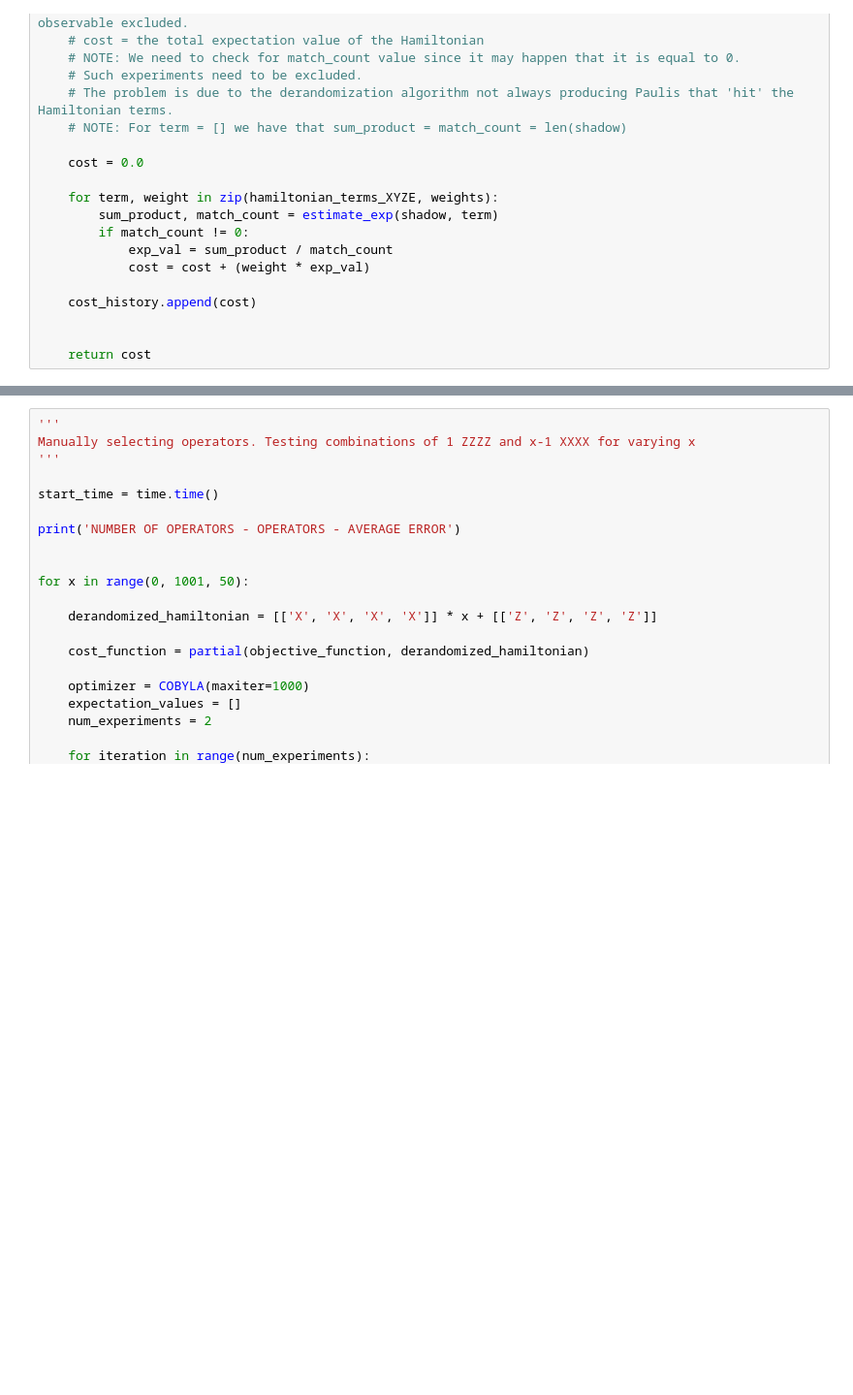
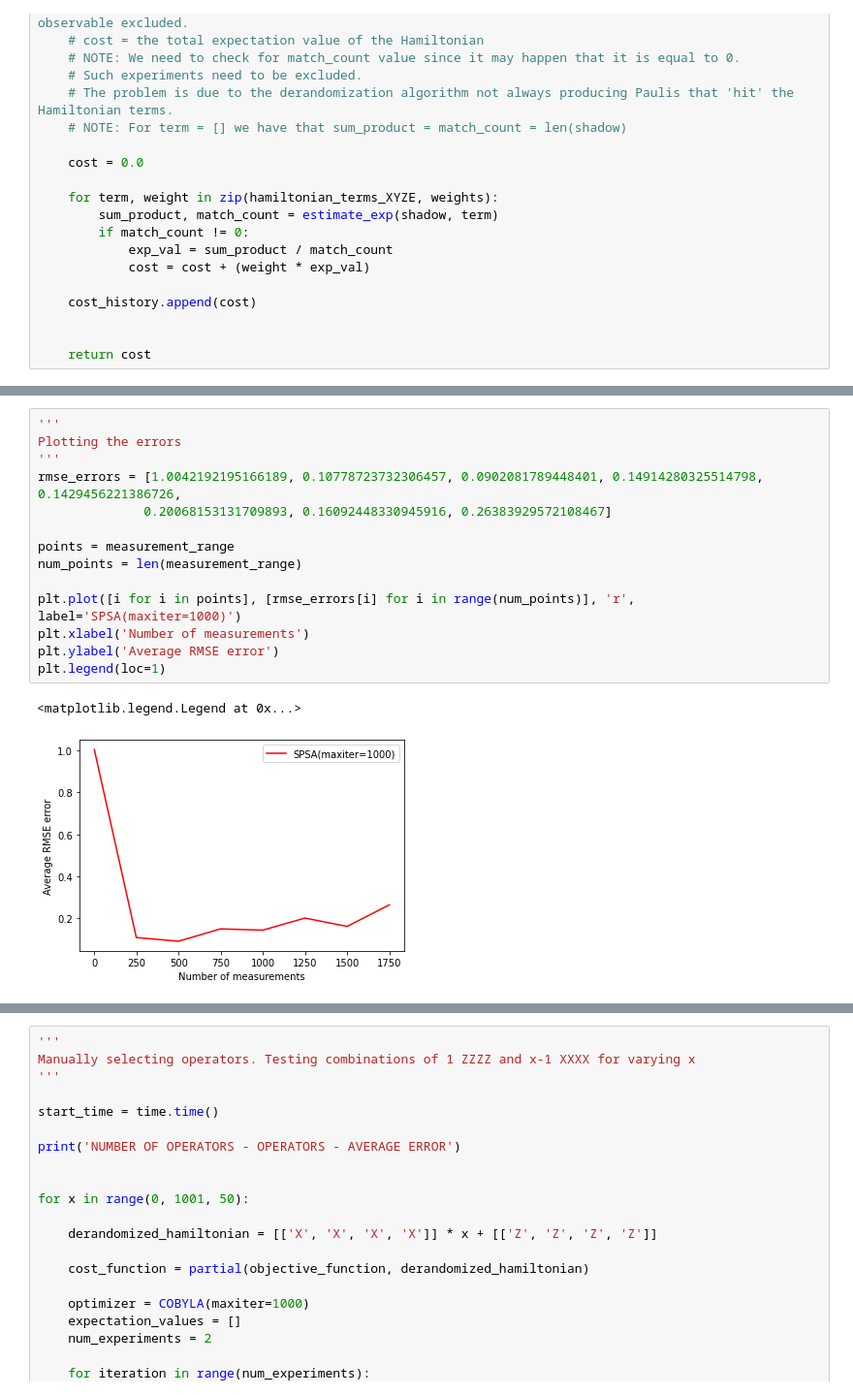
Before and after one commit to renatawong/classical-shadow-vqe, a Jupyter notebook: esp_dcs_vqe_qiskit_optimized.ipynb, the cells around one changed output, grey strips where cells are left out. Shown: that part at 97% size. Drawn from its saved outputs; the diff is of its cells as text; blank space fills up the shorter version.

```diff
--- a/esp_dcs_vqe_qiskit_optimized.ipynb
+++ b/esp_dcs_vqe_qiskit_optimized.ipynb
@@ -419,0 +368,17 @@ Execution time =  00:06:39
+# %%
+'''
+Plotting the errors
+'''
+rmse_errors = [1.0042192195166189, 0.10778723732306457, 0.0902081789448401, 0.14914280325514798, 0.1429456221386726,
+              0.20068153131709893, 0.16092448330945916, 0.26383929572108467]
+
+points = measurement_range
+num_points = len(measurement_range)
+
+plt.plot([i for i in points], [rmse_errors[i] for i in range(num_points)], 'r', label='SPSA(maxiter=1000)')
+plt.xlabel('Number of measurements')
+plt.ylabel('Average RMSE error')
+plt.legend(loc=1)
+# %% [output]
+<matplotlib.legend.Legend at 0x...>
+[figure, added]
```
Also changed, not shown: parts of 6 cells of this notebook.
